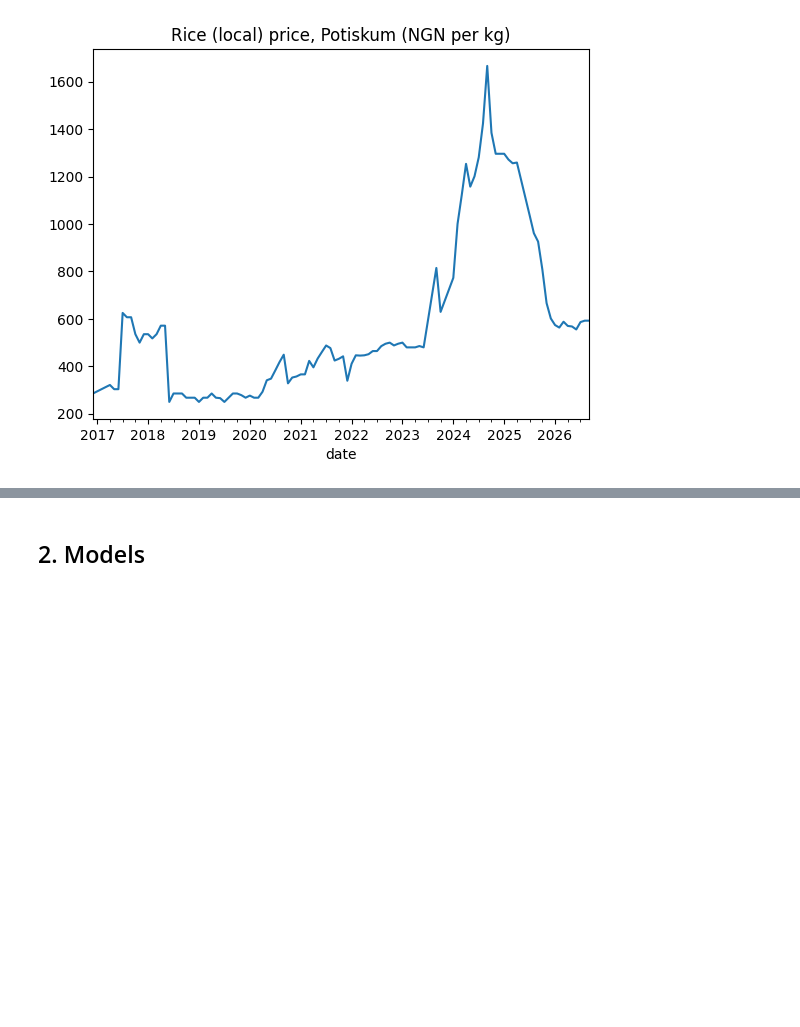
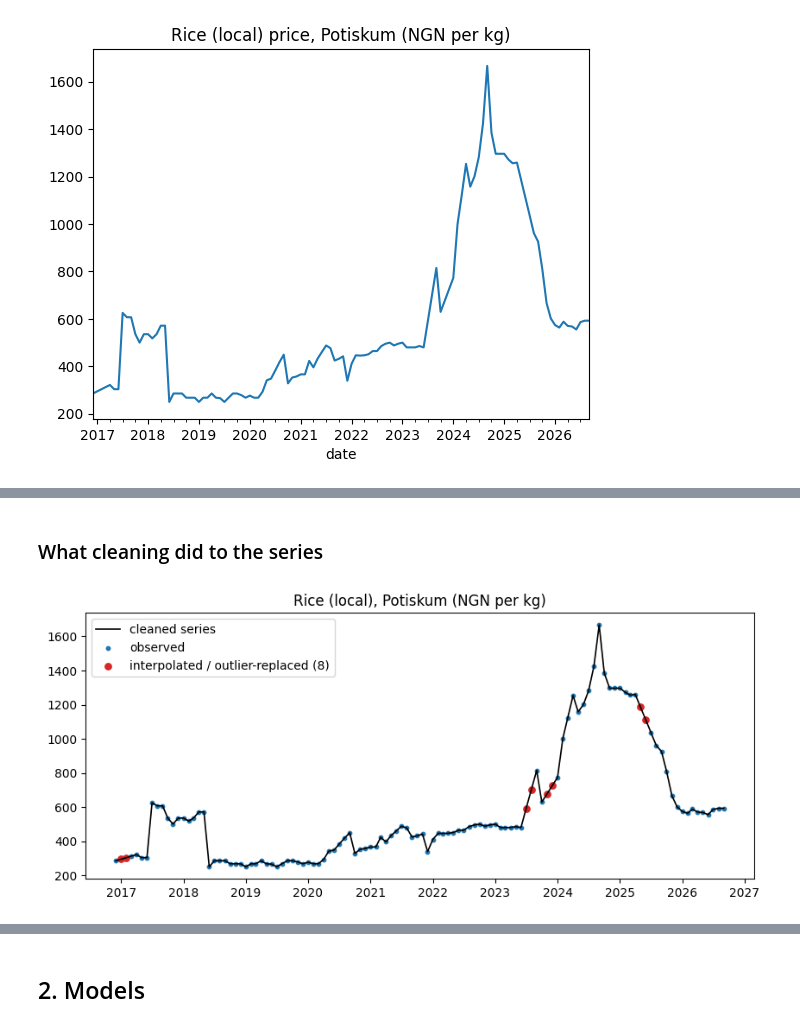
Before and after one commit to Abdu-Fareed004/Nigeria-Food-Prices-Forecasting, a Jupyter notebook: food-prices-forcasting-in-ng.ipynb, the cells around one changed output, grey strips where cells are left out. Cells and saved outputs as stored; diff of their text form; code cells hidden in the pictures; blank space fills up the shorter version.

```diff
--- a/food-prices-forcasting-in-ng.ipynb
+++ b/food-prices-forcasting-in-ng.ipynb
@@ -97,0 +188,11 @@ months filled by interpolation: 8 of 118 | any NaN left: False
+# %% [markdown]
+### What cleaning did to the series
+# %%
+# ---- WHAT CLEANING DID TO YOUR SERIES ----
+orig = s.asfreq('MS').reindex(series.index); filled = orig.isna() | bad.reindex(series.index).fillna(False)
+plt.figure(figsize=(10, 4)); plt.plot(series.index, series, color='k', lw=1.2, label='cleaned series')
+plt.scatter(orig.index[~filled], orig[~filled], s=10, color='C0', label='observed')
+plt.scatter(series.index[filled], series[filled], s=28, color='C3', label=f'interpolated / outlier-replaced ({int(filled.sum())})')
+plt.title(f'{COMMODITY}, {MARKET} (NGN per {UNIT_LABEL})'); plt.legend(); plt.show()
+# %% [output]
+[figure, added]
```
Also changed, not shown: parts of 20 cells of this notebook.
